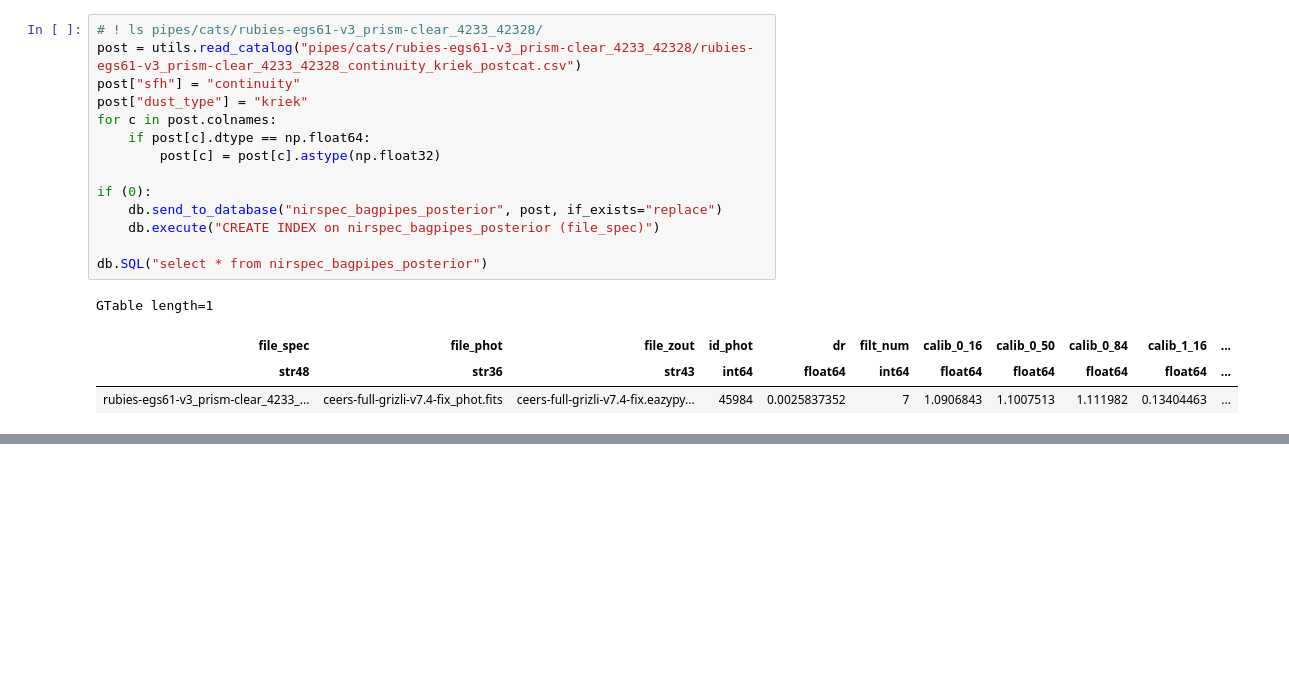
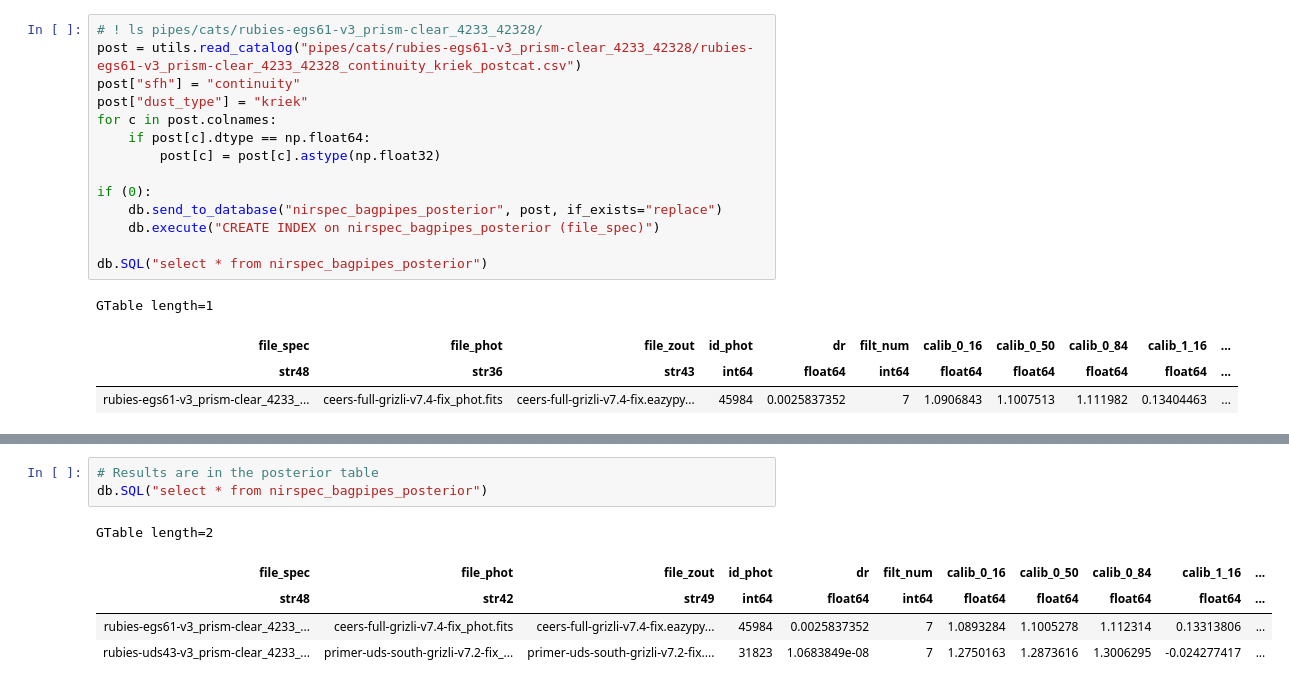
Before and after one commit to RashmiGot/dja-pipes, a Jupyter notebook: working_directory/prepare-database.ipynb, the cells around one changed output, grey strips where cells are left out. Saved outputs shown, nothing was run; the diff lists cells and outputs as text; blank space fills up the shorter version.

```diff
--- a/working_directory/prepare-database.ipynb
+++ b/working_directory/prepare-database.ipynb
@@ -89,0 +400,9 @@ GTable length=1
+# %%
+# Results are in the posterior table
+db.SQL("select * from nirspec_bagpipes_posterior")
+# %% [output]
+GTable length=2
+| file_spec | file_phot | file_zout | id_phot | dr | filt_num | calib_0_16 | calib_0_50 | calib_0_84 | calib_1_16 | ... |
+| str48 | str42 | str49 | int64 | float64 | int64 | float64 | float64 | float64 | float64 | ... |
+| rubies-egs61-v3_prism-clear_4233_... | ceers-full-grizli-v7.4-fix_phot.fits | ceers-full-grizli-v7.4-fix.eazypy... | 45984 | 0.0025837352 | 7 | 1.0893284 | 1.1005278 | 1.112314 | 0.13313806 | ... |
+| rubies-uds43-v3_prism-clear_4233_... | primer-uds-south-grizli-v7.2-fix_... | primer-uds-south-grizli-v7.2-fix.... | 31823 | 1.0683849e-08 | 7 | 1.2750163 | 1.2873616 | 1.3006295 | -0.024277417 | ... |
```
Also changed, not shown: parts of 12 cells of this notebook.
